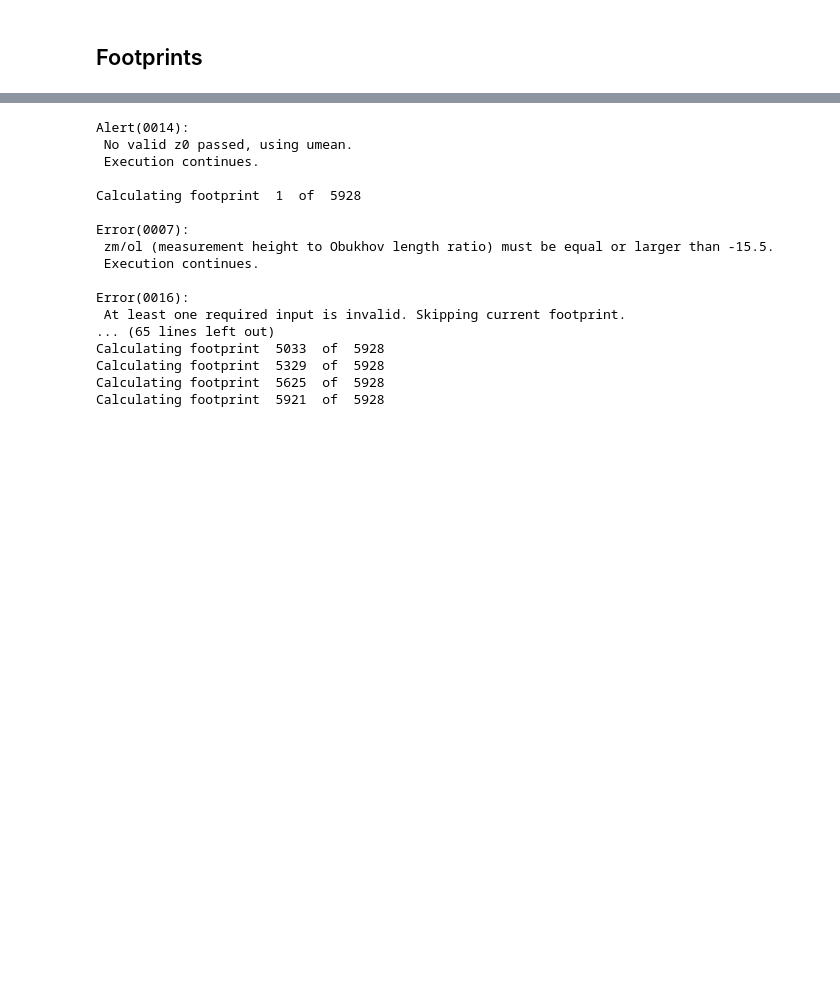
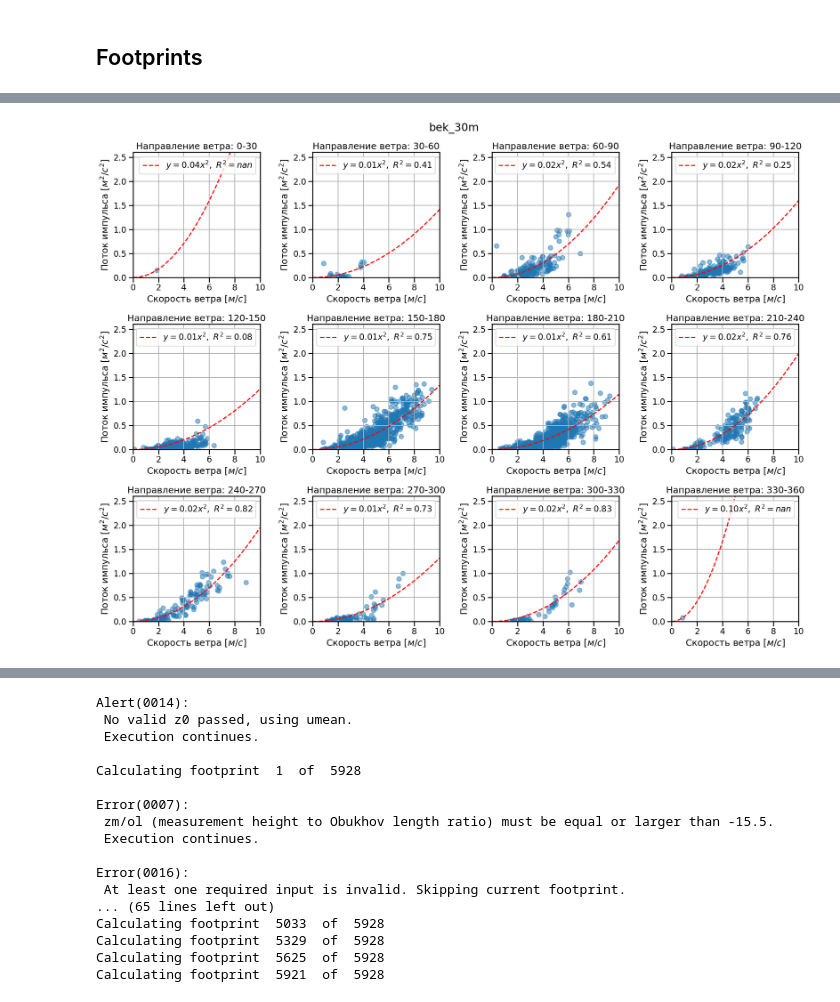
Before and after one commit to DrozdIlya/eclib, a Jupyter notebook: footprints/footprints.ipynb, the cells around one changed output, grey strips where cells are left out. Cells and saved outputs as stored; diff of their text form; code cells hidden in the pictures; blank space fills up the shorter version.

```diff
--- a/footprints/footprints.ipynb
+++ b/footprints/footprints.ipynb
@@ -148,0 +194,77 @@ df
+# %%
+# Define the parabola function
+def parabola(x, A):
+    return A * x**2
+
+# Initialize a list to collect rows
+results = []
+
+# Group data by Direction_Bin
+groups = df.groupby('Direction_Bin')
+
+# Set up the figure and axes
+num_bins = len(df['Direction_Bin'].cat.categories)
+fig, axes = plt.subplots(
+    nrows=num_bins // 4 + (num_bins % 4 > 0),  # Calculate rows to fit 4 plots per row
+    ncols=4,  # 4 columns
+    figsize=(20, num_bins * 5 / 4)  # Adjust size dynamically
+)
+fig.suptitle(name)
+# Flatten axes array for easy iteration
+axes = axes.flatten()
+
+# Loop through each direction bin and corresponding axis
+for i, (direction, group) in enumerate(groups):
+    ax = axes[i]
+    # Scatter plot
+    ax.scatter(group['Vvec'], group['wu_h'], alpha=0.5)
+
+    # Fit the parabola
+    try:
+        popt, _ = curve_fit(parabola, group['Vvec'], group['wu_h'])
+        A = popt[0]  # Fitted slope coefficient
+
+        # Calculate count of values in the bin
+        count = group.shape[0]
+        ws = group.Vvec.mean()
+
+        # Append the results as a dictionary
+        results.append({'Direction_Bin': direction, 'Count': count, 'Average_wind_velocity': ws, 'Slope_Coefficient': A*2})
+
+        # Generate y values using the fitted parabola
+        x_vals = np.linspace(0, 10, 100)
+        y_vals = parabola(x_vals, A)
+
+        y_pred = parabola(group['Vvec'], A)
+        r2 = r2_score(group['wu_h'], y_pred)
+
+        ax.plot(x_vals, y_vals, color='red', linestyle='--', label=f'$y = {A:.2f}x^2,$ $R^2={r2:.2f}$')
+
+    except Exception as e:
+        ax.text(0.5, 1.3, 'Fit failed', color='red', fontsize=10)
+        results.append({'Direction_Bin': direction, 'Count': np.nan, 'Average_wind_velocity': np.nan, 'Slope_Coefficient': np.nan})
+
+    # Customize plot
+    ax.set_title(f'Направление ветра: {direction}')
+    ax.set_xlabel('Скорость ветра [$м/с$]')
+    ax.set_ylabel('Поток импульса [$м^2/с^2$]')
+    ax.set_xlim([0, 10])
+    ax.set_ylim([0, 2.6])
+    ax.grid(True)
+    ax.legend()
+
+# Hide any unused axes
+for j in range(i + 1, len(axes)):
+    axes[j].axis('off')
+
+# Adjust layout
+plt.tight_layout()
+plt.show()
+
+
+# Create the DataFrame from the results list
+result_df = pd.DataFrame(results).set_index('Direction_Bin')
+
+result_df.to_csv(f'metadata_{name}.csv')
+result_df
+# %% [output]
@@ -148,0 +284 @@ df
+[figure, added]
```
Also changed, not shown: parts of 5 cells of this notebook.
